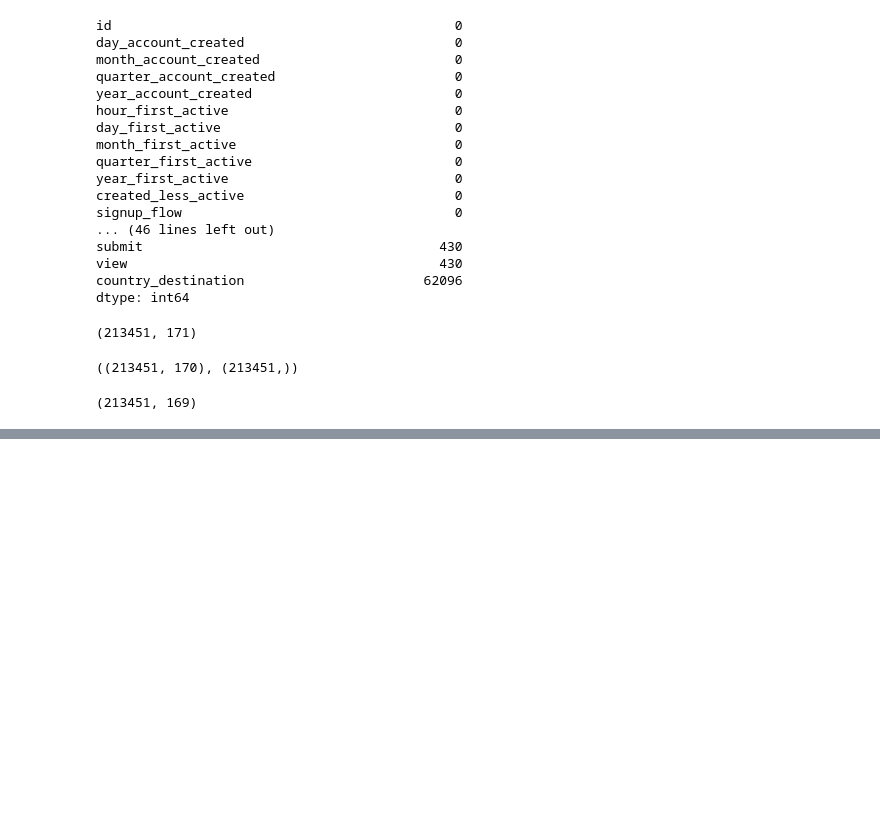
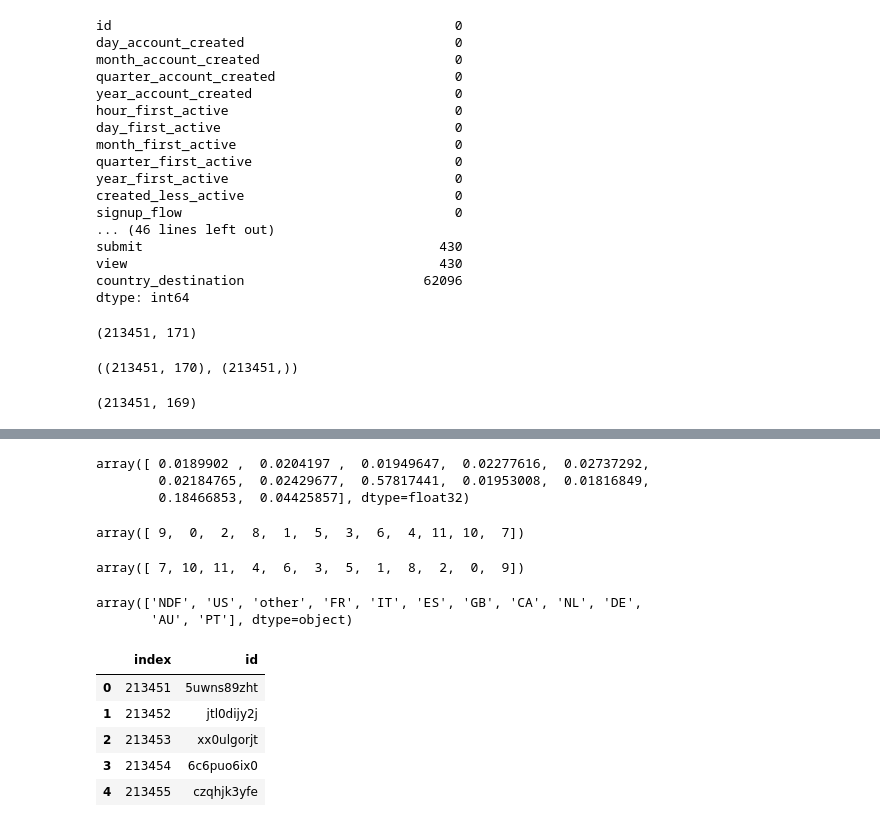
Before and after one commit to ah3200/airbnb-kaggle, a Jupyter notebook: Airbnb-destination-prediction-v1.ipynb, the cells around one changed output, grey strips where cells are left out. Saved outputs shown, nothing was run; the diff lists cells and outputs as text; code cells hidden in the pictures; blank space fills up the shorter version.

```diff
--- a/Airbnb-destination-prediction-v1.ipynb
+++ b/Airbnb-destination-prediction-v1.ipynb
@@ -497,0 +602,4 @@ model2.score(X, y)
+# %%
+df_test = df_test.drop('country_destination', axis=1, inplace=False)
+# %%
+id_test = df_test['id']
@@ -497,0 +619,30 @@ model2.score(X, y)
+# %%
+y_pred[0]
+# %% [output]
+array([ 0.0189902 ,  0.0204197 ,  0.01949647,  0.02277616,  0.02737292,
+        0.02184765,  0.02429677,  0.57817441,  0.01953008,  0.01816849,
+        0.18466853,  0.04425857], dtype=float32)
+# %%
+np.argsort(y_pred[0])
+# %% [output]
+array([ 9,  0,  2,  8,  1,  5,  3,  6,  4, 11, 10,  7])
+# %%
+np.argsort(y_pred[0])[::-1]
+# %% [output]
+array([ 7, 10, 11,  4,  6,  3,  5,  1,  8,  2,  0,  9])
+# %%
+le.inverse_transform(np.argsort(y_pred[0])[::-1])
+# %% [output]
+array(['NDF', 'US', 'other', 'FR', 'IT', 'ES', 'GB', 'CA', 'NL', 'DE',
+       'AU', 'PT'], dtype=object)
+# %%
+id_test = id_test.reset_index()
+# %%
+id_test.head()
+# %% [output]
+|  | index | id |
+| 0 | 213451 | 5uwns89zht |
+| 1 | 213452 | jtl0dijy2j |
+| 2 | 213453 | xx0ulgorjt |
+| 3 | 213454 | 6c6puo6ix0 |
+| 4 | 213455 | czqhjk3yfe |
```
Also changed, not shown: parts of 24 cells of this notebook.
